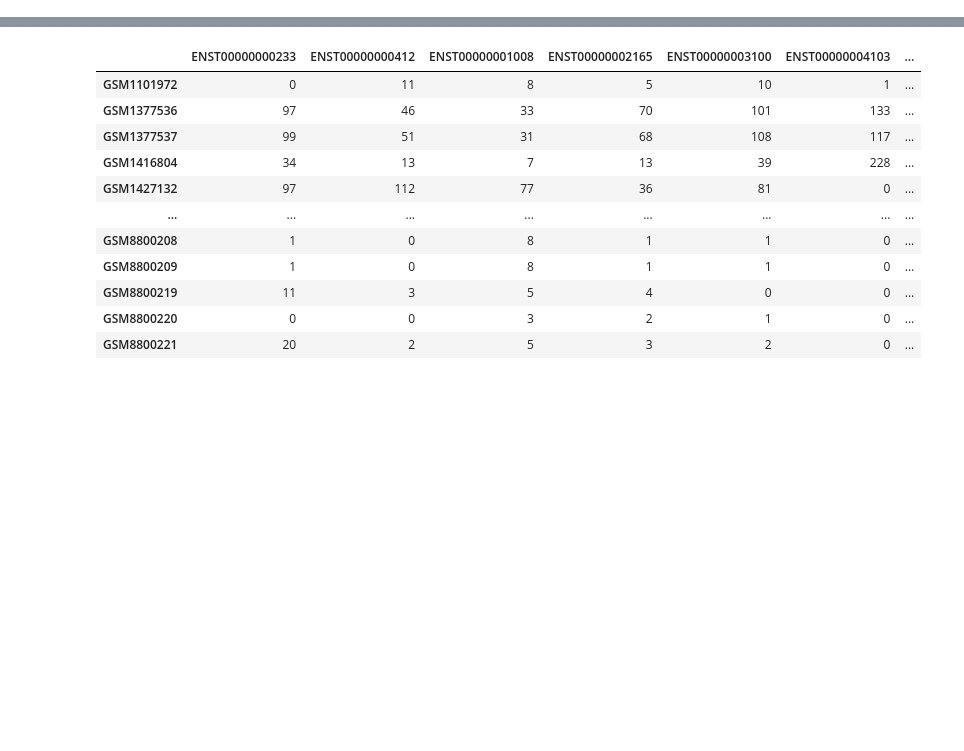
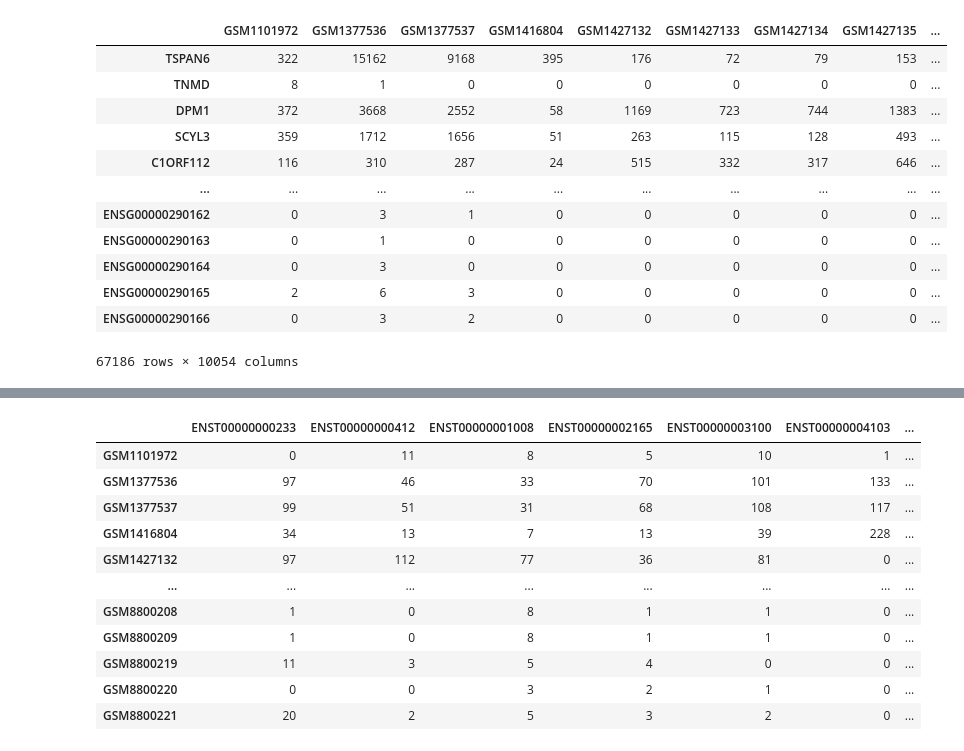
Before and after one commit to Alexander-Broadley/Zhang_lab_rotation, a Jupyter notebook: arch4s_data_processing/data_processing.ipynb, the cells around one changed output, grey strips where cells are left out. Drawn from its saved outputs; the diff is of its cells as text; code cells hidden in the pictures; blank space fills up the shorter version.

```diff
--- a/arch4s_data_processing/data_processing.ipynb
+++ b/arch4s_data_processing/data_processing.ipynb
@@ -4,10 +4,11 @@ import pandas as pd
 import numpy as np
 
 #path to file
-file = "./data/human_tpm_v2.latest.h5"
+archs4py_file = './data/human_gene_v2.latest (1).h5'
+tpm_file = "./data/wget_human_tpm_v2.latest.h5"
 raw_counts_file = './data/human_gene_v2.latest.h5'
 # %%
-meta_meta = a4.meta.meta(raw_counts_file, "liver", meta_fields=["title", "characteristics_ch1", "source_name_ch1", 'library_source', 'library_strategy', 'molecule_ch1'])
+meta_meta = a4.meta.meta(archs4py_file, "liver", meta_fields=["title", "characteristics_ch1", "source_name_ch1", 'library_source', 'library_strategy', 'molecule_ch1'])
 # %%
 #filter on characterristics column as consistently the most extensive metadata
 
@@ -17,18 +18,32 @@ meta_subset = meta_meta[meta_meta.molecule_ch1 == 'total RNA']
 #remove cell lines (plural often used)
 meta_subset = meta_subset[~meta_subset.characteristics_ch1.str.contains('cell line')]
 meta_subset = meta_subset[~meta_subset.characteristics_ch1.str.contains('cell lines')]
+meta_subset = meta_subset[~meta_subset.source_name_ch1.str.contains('cell line')]
+meta_subset = meta_subset[~meta_subset.source_name_ch1.str.contains('cell lines')]
+
+
+
 
 #remove cancer and diseased samples - removed some samples that said 'healthy/disease status: healthy' but too hard to filter for this in all cases
 meta_subset = meta_subset[~meta_subset.characteristics_ch1.str.contains('cancer')]
 meta_subset = meta_subset[~meta_subset.characteristics_ch1.str.contains('disease')]
 meta_subset = meta_subset[~meta_subset.characteristics_ch1.str.contains('tumor')]
+meta_subset = meta_subset[~meta_subset.characteristics_ch1.str.contains('carcinoma')]
+meta_subset = meta_subset[~meta_subset.source_name_ch1.str.contains('cancer')]
+meta_subset = meta_subset[~meta_subset.source_name_ch1.str.contains('disease')]
+meta_subset = meta_subset[~meta_subset.source_name_ch1.str.contains('tumor')]
+meta_subset = meta_subset[~meta_subset.source_name_ch1.str.contains('carcinoma')]
 
 #wanted just hepatocytes - not endothelial cell samples
 meta_subset = meta_subset[~meta_subset.characteristics_ch1.str.contains('endothelial')]
 meta_subset = meta_subset[~meta_subset.characteristics_ch1.str.contains('developmental')]
+meta_subset = meta_subset[~meta_subset.source_name_ch1.str.contains('endothelial')]
+meta_subset = meta_subset[~meta_subset.source_name_ch1.str.contains('developmental')]
 
 #too many samples of healty/normal liver didn't specify this in their metadata, just didn't specify a disease
 #meta_subset = meta_subset[meta_subset['characteristics_ch1'].str.contains('normal|healthy|Healthy')]
 # %%
 meta_subset_IDs = list(meta_subset.index)
+# %%
+archs4_counts = a4.data.samples(archs4py_file, meta_subset_IDs)
 # %%
@@ -36,2 +51,18 @@ sample_counts = a4.data.samples(file, meta_subset_IDs)
 # %%
 raw_counts = a4.data.samples(raw_counts_file, meta_subset_IDs)
+# %%
+archs4_counts
+# %% [output]
+|  | GSM1101972 | GSM1377536 | GSM1377537 | GSM1416804 | GSM1427132 | GSM1427133 | GSM1427134 | GSM1427135 | ... |
+| TSPAN6 | 322 | 15162 | 9168 | 395 | 176 | 72 | 79 | 153 | ... |
+| TNMD | 8 | 1 | 0 | 0 | 0 | 0 | 0 | 0 | ... |
+| DPM1 | 372 | 3668 | 2552 | 58 | 1169 | 723 | 744 | 1383 | ... |
+| SCYL3 | 359 | 1712 | 1656 | 51 | 263 | 115 | 128 | 493 | ... |
+| C1ORF112 | 116 | 310 | 287 | 24 | 515 | 332 | 317 | 646 | ... |
+| ... | ... | ... | ... | ... | ... | ... | ... | ... | ... |
+| ENSG00000290162 | 0 | 3 | 1 | 0 | 0 | 0 | 0 | 0 | ... |
+| ENSG00000290163 | 0 | 1 | 0 | 0 | 0 | 0 | 0 | 0 | ... |
+| ENSG00000290164 | 0 | 3 | 0 | 0 | 0 | 0 | 0 | 0 | ... |
+| ENSG00000290165 | 2 | 6 | 3 | 0 | 0 | 0 | 0 | 0 | ... |
+| ENSG00000290166 | 0 | 3 | 2 | 0 | 0 | 0 | 0 | 0 | ... |
+67186 rows × 10054 columns
```
Also changed, not shown: parts of 12 cells of this notebook, 4 other files.
